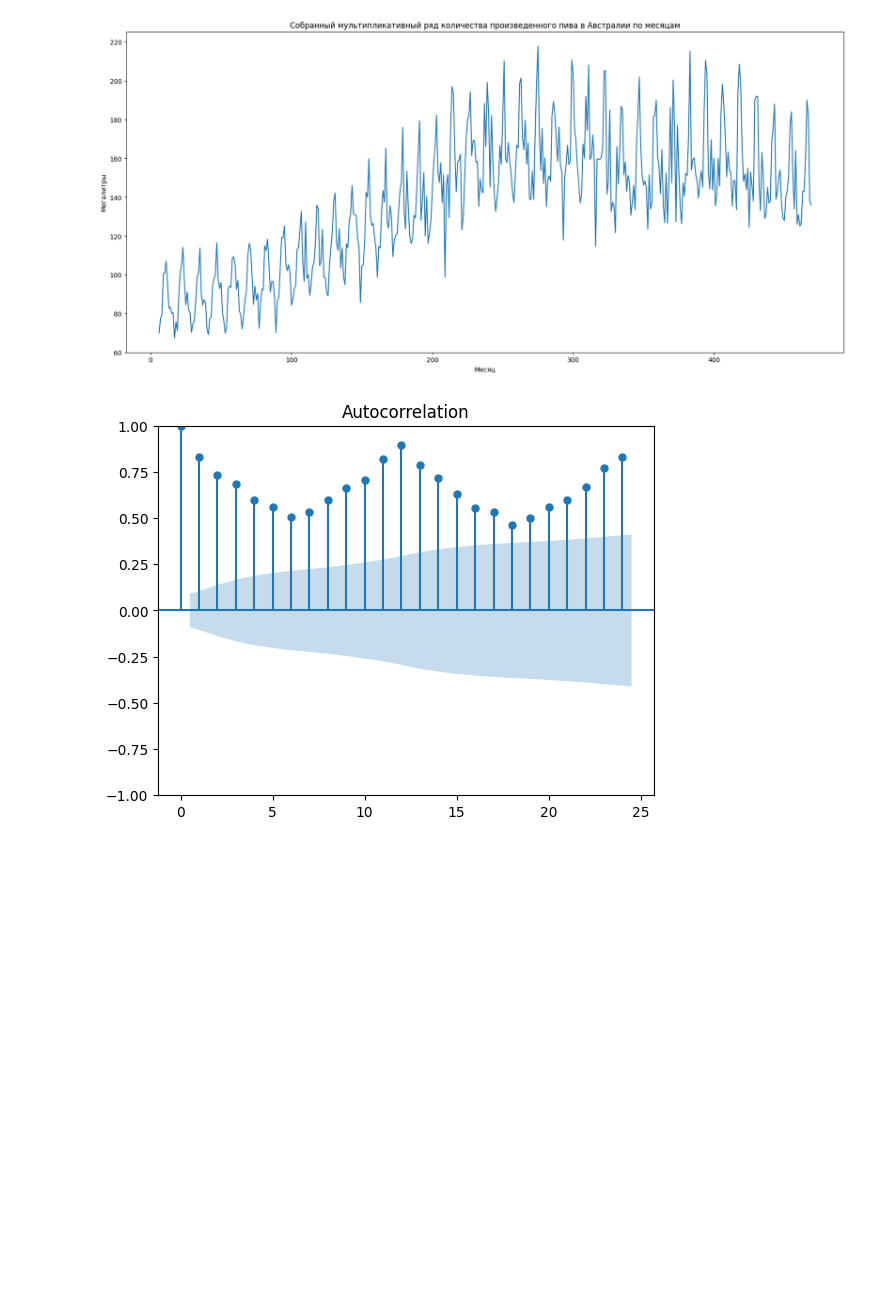
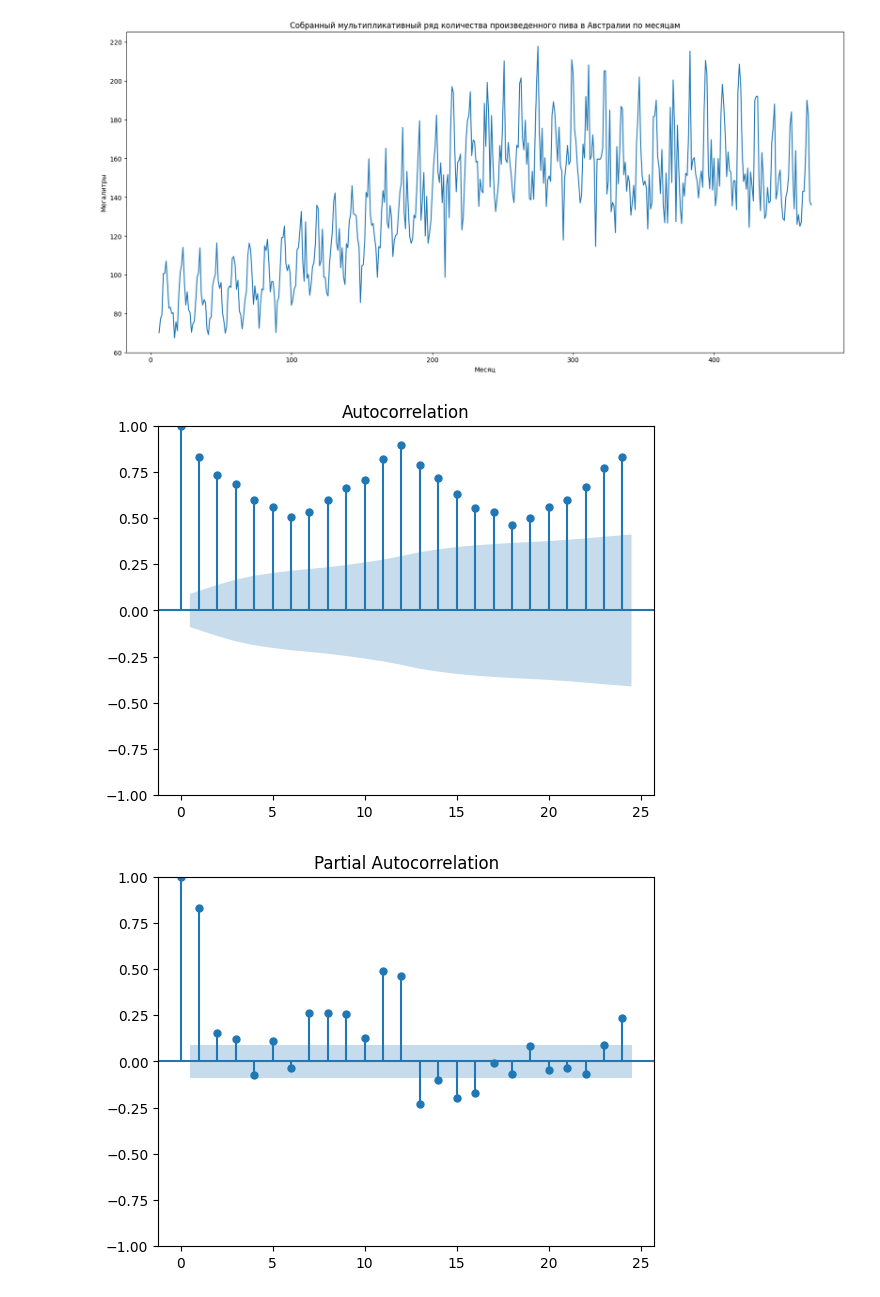
Before and after one commit to hopupdown/fz11_ts, a Jupyter notebook: practice2/practice2.ipynb, the cells around one changed output. Drawn from its saved outputs; the diff is of its cells as text; code cells hidden in the pictures; blank space fills up the shorter version.

```diff
--- a/practice2/practice2.ipynb
+++ b/practice2/practice2.ipynb
@@ -128,10 +128,13 @@ Text(0.5, 1.0, 'Собранный мультипликативный ряд к
 # %%
 #Задание 5
 
 #Построение автокореляции и коррелограмма
 
 ts = df["x"]
 
 A = smt.graphics.plot_acf(ts,lags=24)
+
+B = smt.graphics.plot_pacf(ts,lags=24)
 # %% [output]
 [figure]
+[figure, added]
```
